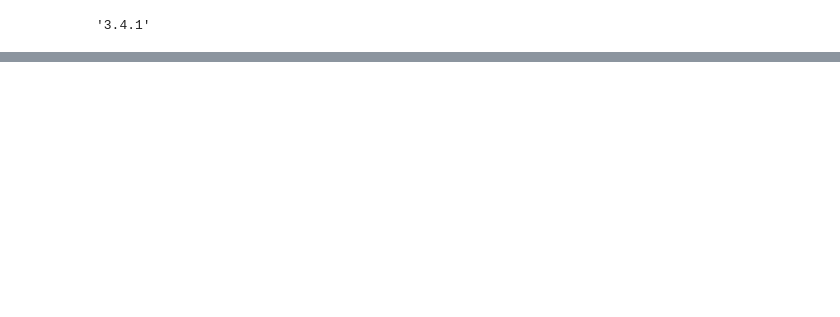
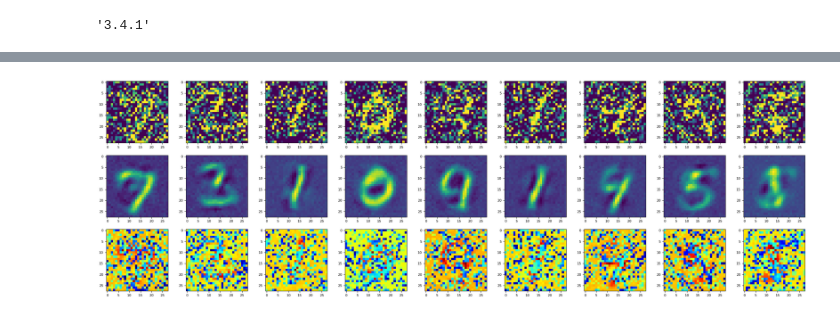
Before and after one commit to acts701/Audio, a Jupyter notebook: 241028_AE.ipynb, the cells around one changed output, grey strips where cells are left out. Drawn from its saved outputs; the diff is of its cells as text; code cells hidden in the pictures; blank space fills up the shorter version.

```diff
--- a/241028_AE.ipynb
+++ b/241028_AE.ipynb
@@ -216,4 +216,4 @@ plt.show()
 # %%
-decoded_img = []
-decoded_img.append(model.predict(x_test_f_n[0:20]))
+decoded_imgs = []
+decoded_imgs.append(model.predict(x_test_f_n[0:20]))
 # %% [output]
@@ -226,0 +221,22 @@ plt.figure(figsize=(30,9))
+# %%
+num_imgs=9
+n_row=3
+
+plt.figure(figsize=(30,9))
+for i in range(n_row):
+    for j in range(num_imgs):
+        if 0 == i:
+            plt.subplot(n_row, num_imgs, j+1)
+            pltImg = x_test_f_n[j].reshape(28,28)
+            plt.imshow(pltImg)
+        if 1 == i:
+            plt.subplot(n_row, num_imgs, num_imgs+j+1)
+            pltImg = decoded_img[0][j].reshape(28,28)
+            plt.imshow(pltImg)
+        else:
+            plt.subplot(n_row, num_imgs, 2*num_imgs+j+1)
+            pltImg = (decoded_img[0][j]-x_test_f_n[j]).reshape(28,28)
+            plt.imshow(pltImg, cmap='jet')
+plt.show()
+# %% [output]
+[figure, added]
```
Also changed, not shown: parts of 12 cells of this notebook.
